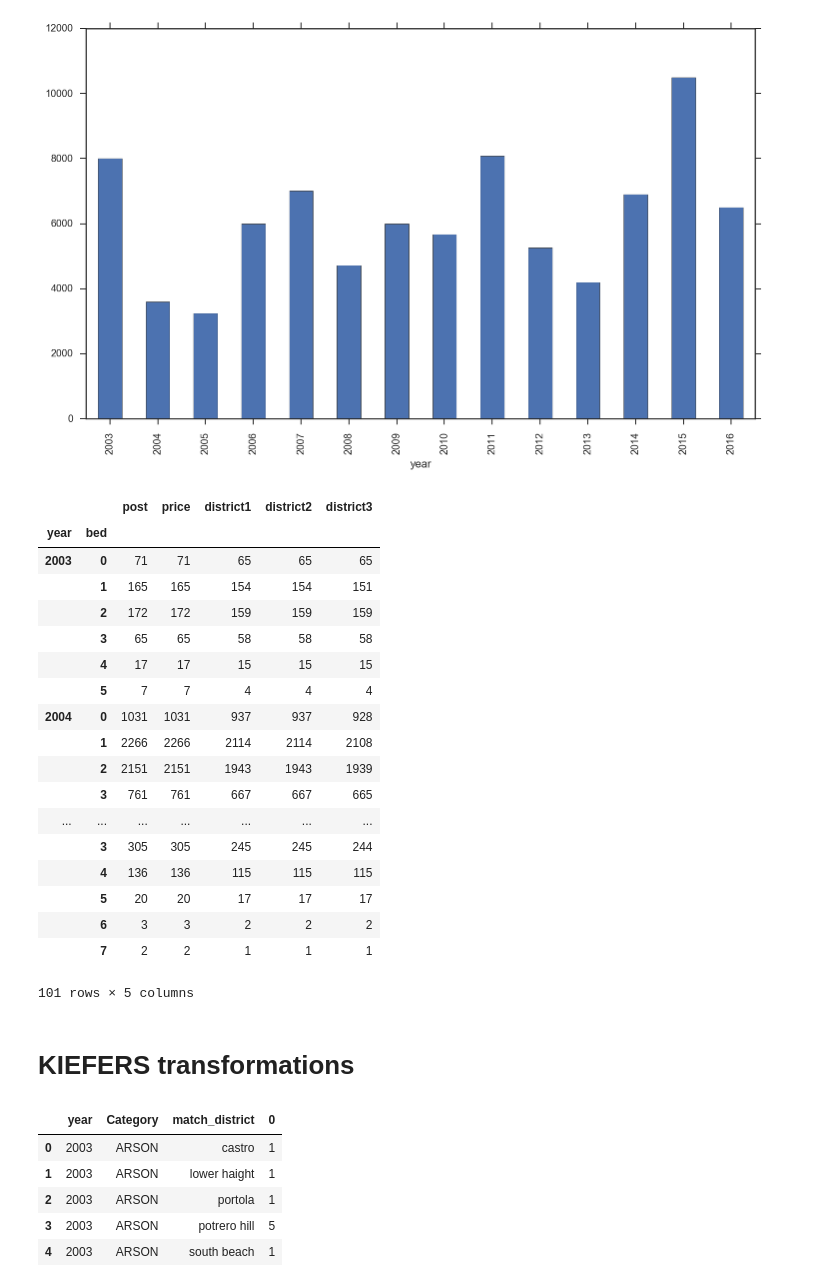
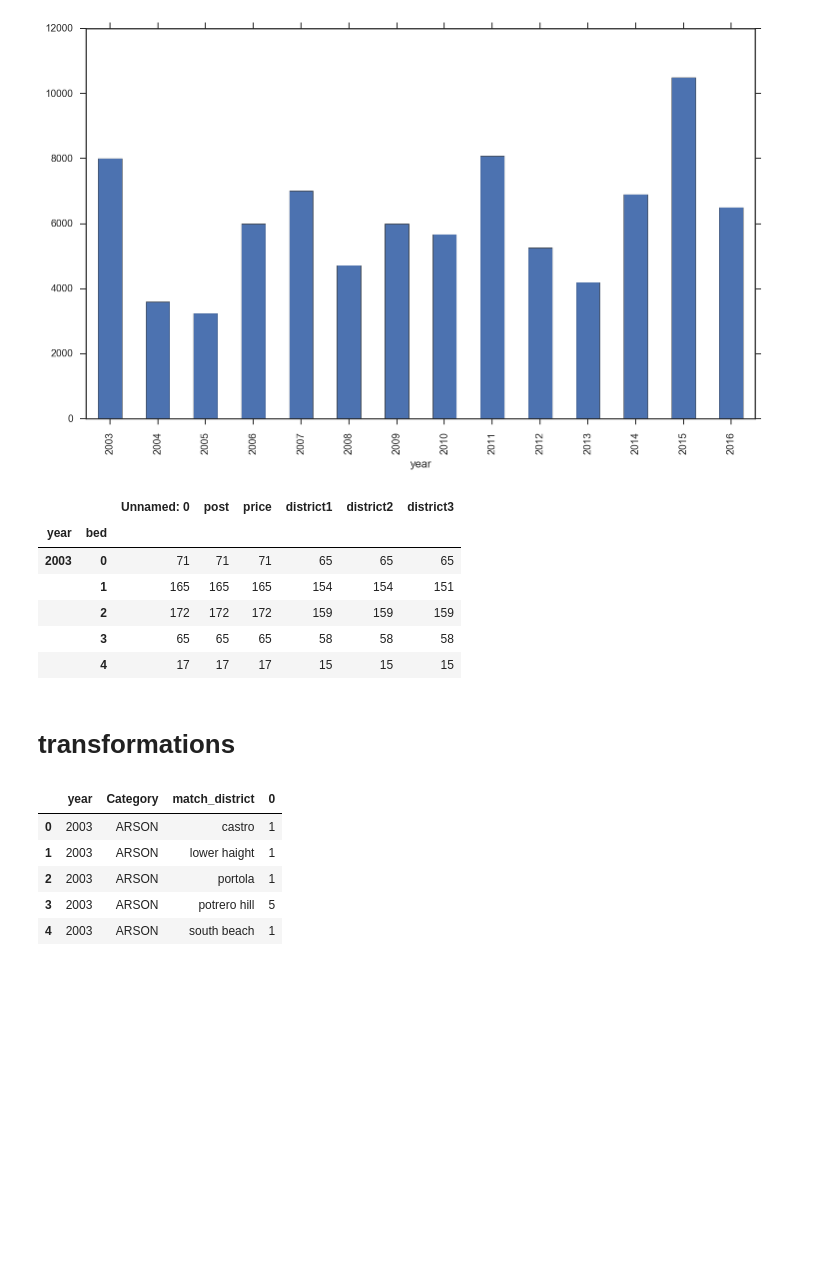
Before and after one commit to stavgrossfeld/GA-Data-Science-Immersive, a Jupyter notebook: capstone/mapping-notebook.ipynb, the cells around one changed output. Cells and saved outputs as stored; diff of their text form; code cells hidden in the pictures; blank space fills up the shorter version.

```diff
--- a/capstone/mapping-notebook.ipynb
+++ b/capstone/mapping-notebook.ipynb
@@ -505,29 +505,17 @@ posts[posts.bed == 5].groupby('year').median().price.plot(kind = 'bar')
 <matplotlib.axes._subplots.AxesSubplot at 0x...>
 [figure]
 # %%
-posts.groupby(['year','bed']).count()
+posts.groupby(['year','bed']).count().head()
 # %% [output]
-|  |  | post | price | district1 | district2 | district3 |
-| year | bed |  |  |  |  |  |
-| 2003 | 0 | 71 | 71 | 65 | 65 | 65 |
-|  | 1 | 165 | 165 | 154 | 154 | 151 |
-|  | 2 | 172 | 172 | 159 | 159 | 159 |
-|  | 3 | 65 | 65 | 58 | 58 | 58 |
-|  | 4 | 17 | 17 | 15 | 15 | 15 |
-|  | 5 | 7 | 7 | 4 | 4 | 4 |
-| 2004 | 0 | 1031 | 1031 | 937 | 937 | 928 |
-|  | 1 | 2266 | 2266 | 2114 | 2114 | 2108 |
-|  | 2 | 2151 | 2151 | 1943 | 1943 | 1939 |
-|  | 3 | 761 | 761 | 667 | 667 | 665 |
-| ... | ... | ... | ... | ... | ... | ... |
-|  | 3 | 305 | 305 | 245 | 245 | 244 |
-|  | 4 | 136 | 136 | 115 | 115 | 115 |
-|  | 5 | 20 | 20 | 17 | 17 | 17 |
-|  | 6 | 3 | 3 | 2 | 2 | 2 |
-|  | 7 | 2 | 2 | 1 | 1 | 1 |
+|  |  | Unnamed: 0 | post | price | district1 | district2 | district3 |
+| year | bed |  |  |  |  |  |  |
+| 2003 | 0 | 71 | 71 | 71 | 65 | 65 | 65 |
+|  | 1 | 165 | 165 | 165 | 154 | 154 | 151 |
+|  | 2 | 172 | 172 | 172 | 159 | 159 | 159 |
+|  | 3 | 65 | 65 | 65 | 58 | 58 | 58 |
+|  | 4 | 17 | 17 | 17 | 15 | 15 | 15 |
-101 rows × 5 columns
 # %% [markdown]
-# KIEFERS transformations
+# transformations
 # %%
 crime_groups = pd.DataFrame(crime_sub.groupby(['year','Category','match_district']).size())
 # %%
```
Also changed, not shown: parts of 1 cell of this notebook.
